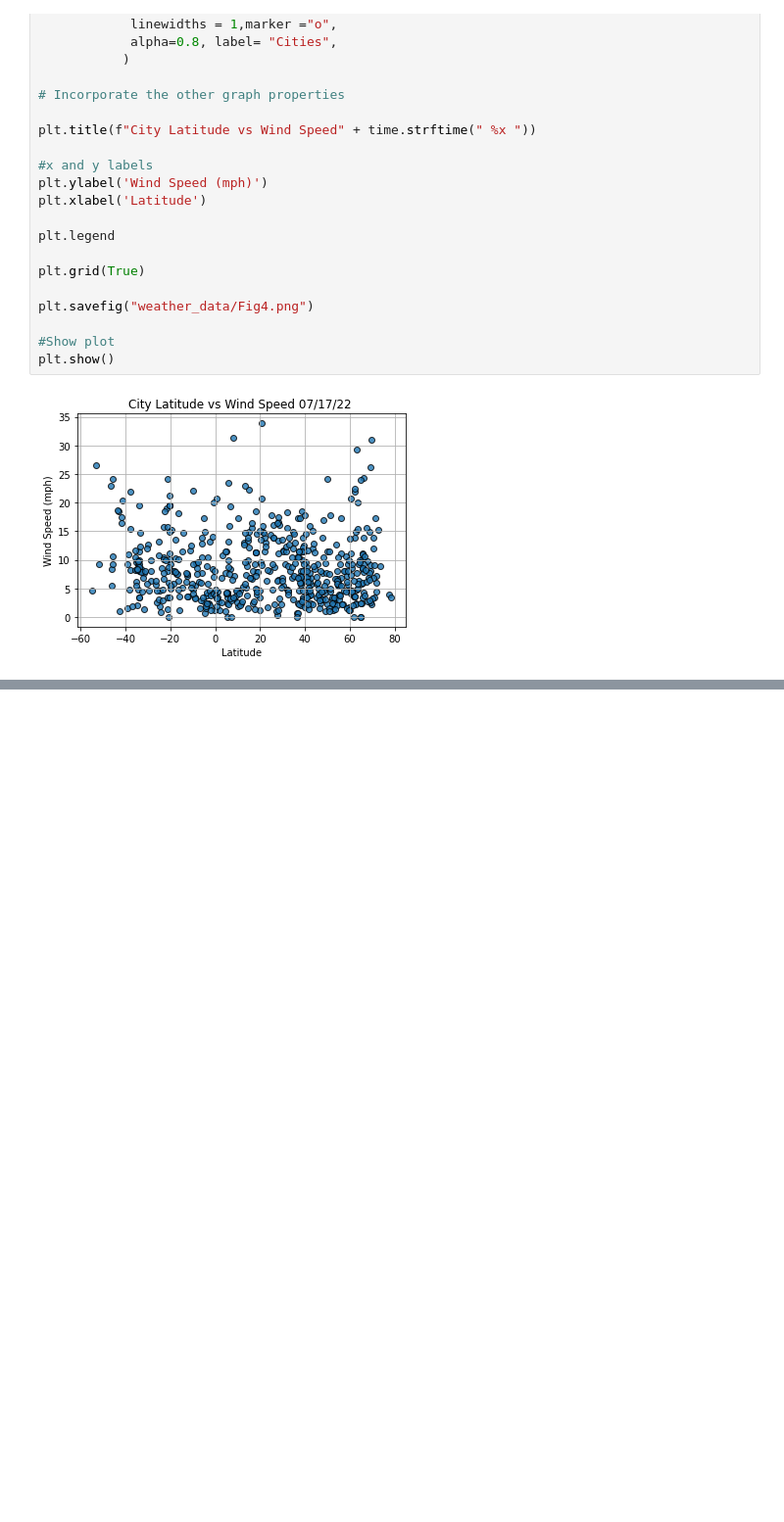
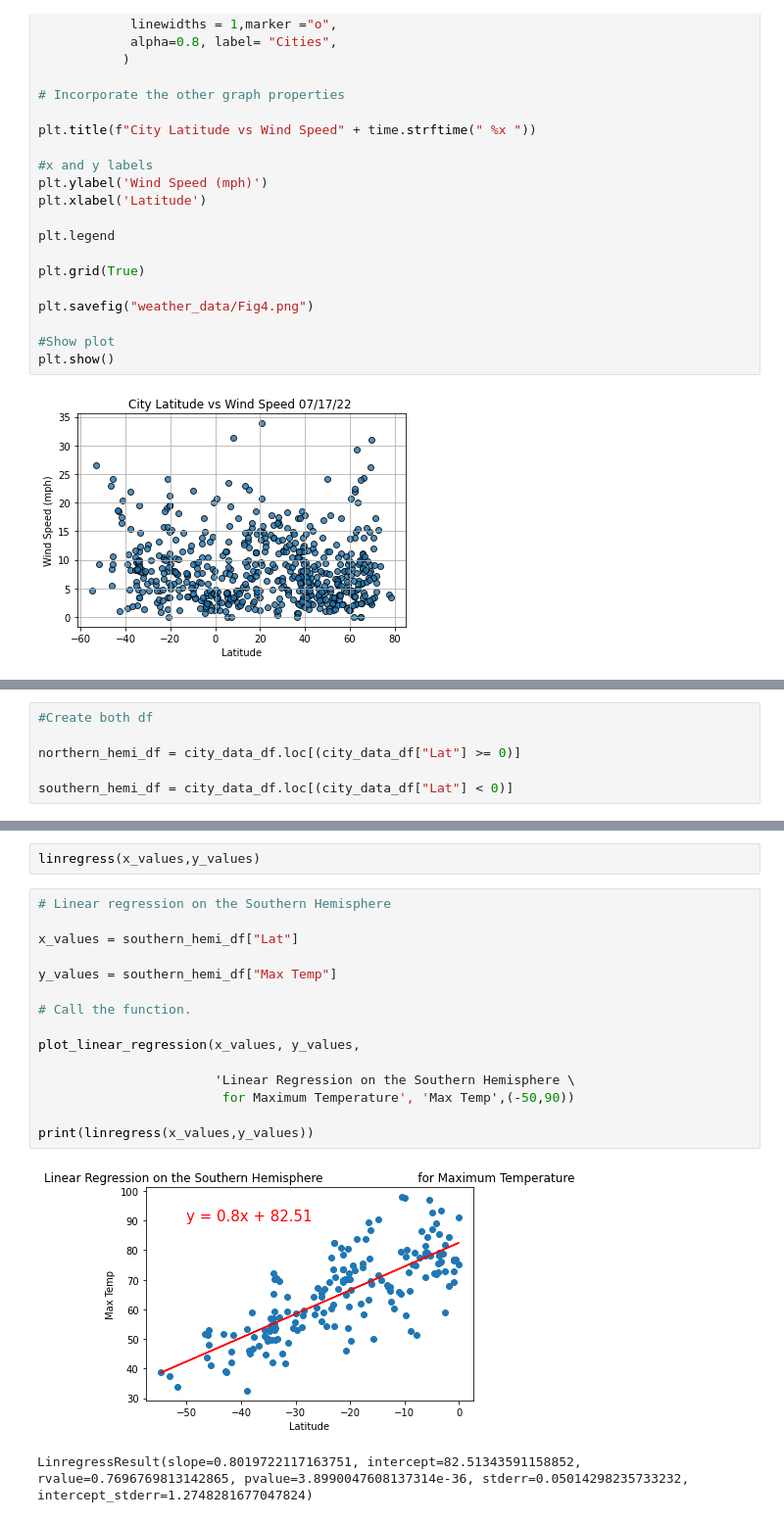
Before and after one commit to Atomickilroy/World_Weather_Analysis, a Jupyter notebook: WeatherPy_Scatter Plots.ipynb, the cells around one changed output, grey strips where cells are left out. Shown: that part at 98% size. Saved outputs shown, nothing was run; the diff lists cells and outputs as text; blank space fills up the shorter version.

```diff
--- a/WeatherPy_Scatter Plots.ipynb
+++ b/WeatherPy_Scatter Plots.ipynb
@@ -208,0 +309,6 @@ plt.show()
+# %%
+#Create both df
+
+northern_hemi_df = city_data_df.loc[(city_data_df["Lat"] >= 0)]
+
+southern_hemi_df = city_data_df.loc[(city_data_df["Lat"] < 0)]
@@ -208,0 +364,20 @@ plt.show()
+# %%
+linregress(x_values,y_values)
+# %%
+# Linear regression on the Southern Hemisphere
+
+x_values = southern_hemi_df["Lat"]
+
+y_values = southern_hemi_df["Max Temp"]
+
+# Call the function.
+
+plot_linear_regression(x_values, y_values,
+
+                       'Linear Regression on the Southern Hemisphere \
+                        for Maximum Temperature', 'Max Temp',(-50,90))
+
+print(linregress(x_values,y_values))
+# %% [output]
+[figure, added]
+LinregressResult(slope=0.8019722117163751, intercept=82.51343591158852, rvalue=0.7696769813142865, pvalue=3.8990047608137314e-36, stderr=0.05014298235733232, intercept_stderr=1.2748281677047824)
```
Also changed, not shown: parts of 24 cells of this notebook.
